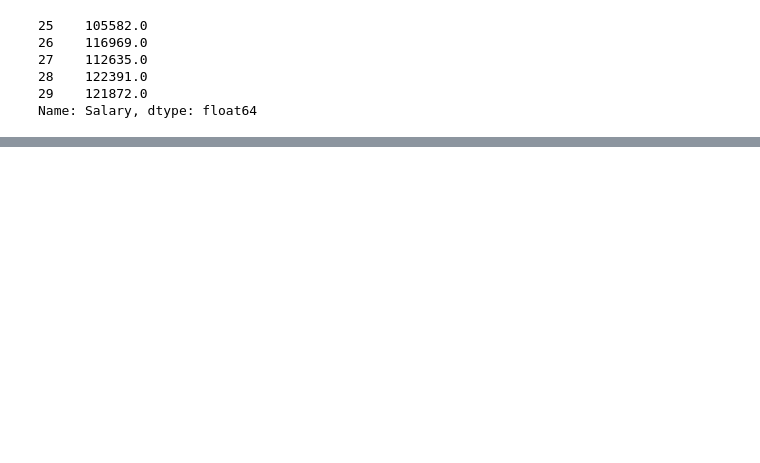
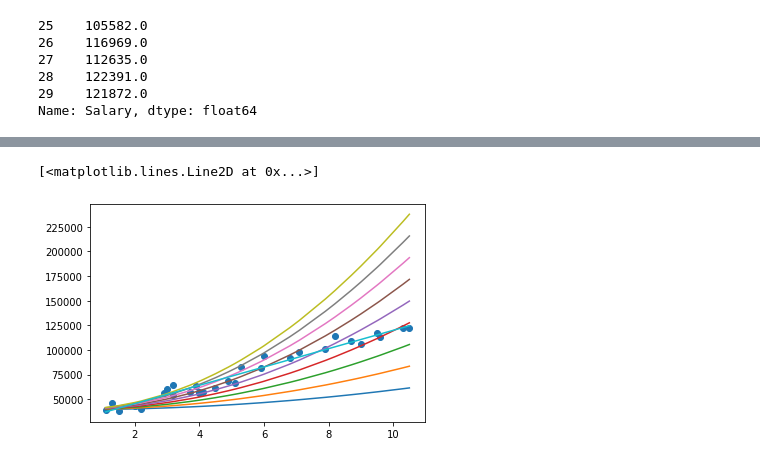
Before and after one commit to srmk1/learn-ml-hands-on, a Jupyter notebook: python/basic_plot.ipynb, the cells around one changed output, grey strips where cells are left out. Cells and saved outputs as stored; diff of their text form; code cells hidden in the pictures; blank space fills up the shorter version.

```diff
--- a/python/basic_plot.ipynb
+++ b/python/basic_plot.ipynb
@@ -35,0 +36,23 @@ plt.plot(x,y)
+# %%
+#Fitting line equation y=mx2+c (x-squared)
+import matplotlib.pyplot as plt
+
+x=df_salary['YearsExperience']
+y=df_salary['Salary']
+plt.scatter(x,y)
+
+# Below loop tries to fit different lines to scatter data
+i=1
+while i < 10:
+    temp=i*200
+    #y=39343+(1000*x)
+    y=39343+(temp*df_salary['YearsExperience']*df_salary['YearsExperience'])
+    plt.plot(x,y)
+    i=i+1
+
+# From regressor object we got coeffecient=9312 and intercept=26780
+y=26780+(9312*df_salary['YearsExperience'])
+plt.plot(x,y)
+# %% [output]
+[<matplotlib.lines.Line2D at 0x...>]
+[figure, added]
```
Also changed, not shown: parts of 1 cell of this notebook, 2 other files.
